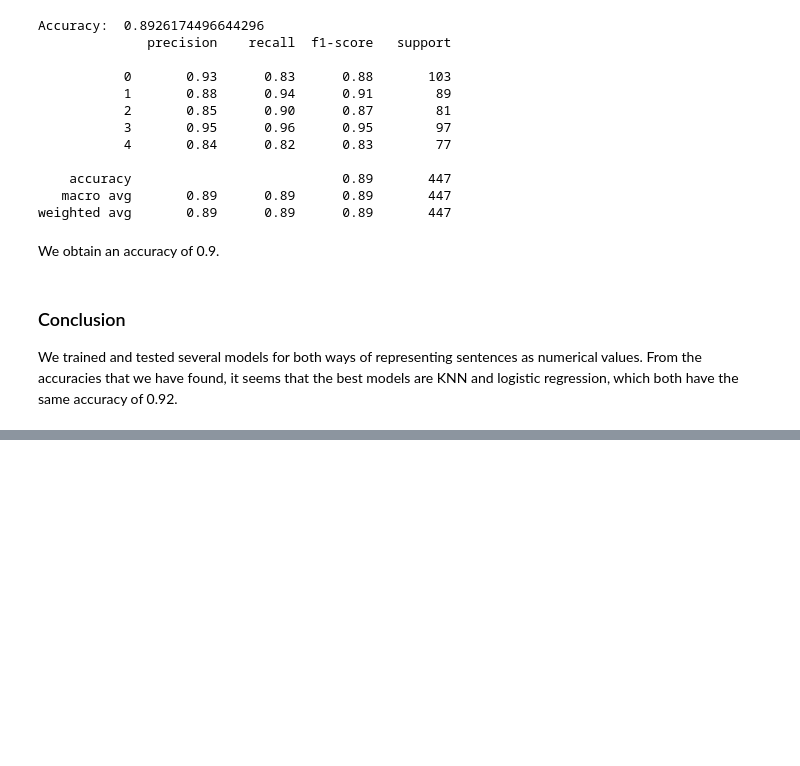
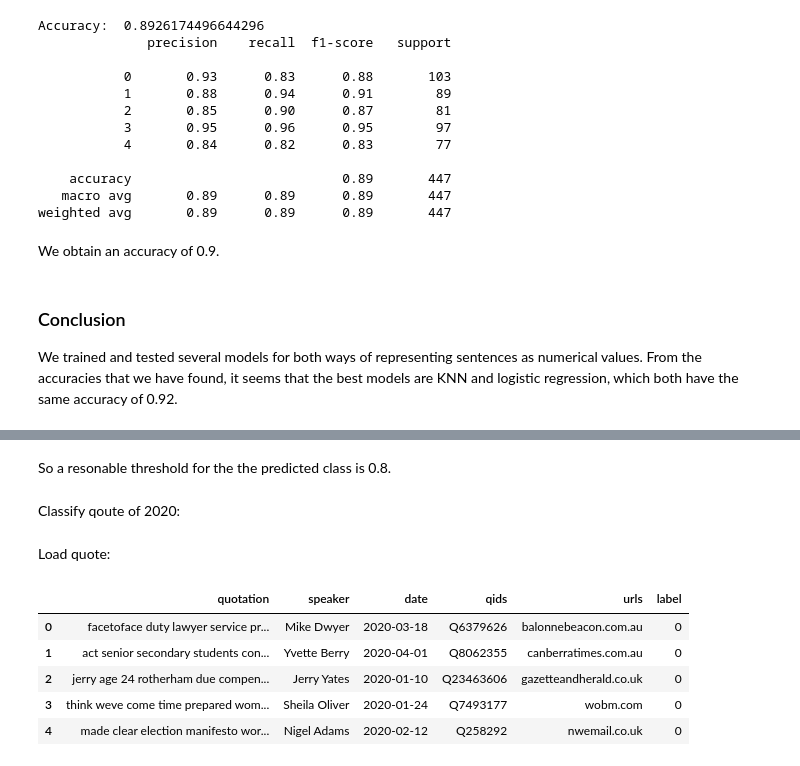
Before and after one commit to epfl-ada/ada-2021-project-adamandeve, a Jupyter notebook: model_training.ipynb, the cells around one changed output, grey strips where cells are left out. Drawn from its saved outputs; the diff is of its cells as text; code cells hidden in the pictures; blank space fills up the shorter version.

```diff
--- a/model_training.ipynb
+++ b/model_training.ipynb
@@ -610,0 +634,2 @@ From the accuracies that we have found, it seems that the best models are KNN an
+# %% [markdown]
+So a resonable threshold for the the predicted class is 0.8.
@@ -610,0 +690,2 @@ From the accuracies that we have found, it seems that the best models are KNN an
+# %% [markdown]
+Classify qoute of 2020:
@@ -610,0 +696,2 @@ From the accuracies that we have found, it seems that the best models are KNN an
+# %% [markdown]
+Load quote:
@@ -610,0 +700,9 @@ From the accuracies that we have found, it seems that the best models are KNN an
+# %%
+df.head()
+# %% [output]
+|  | quotation | speaker | date | qids | urls | label |
+| 0 | facetoface duty lawyer service pr... | Mike Dwyer | 2020-03-18 | Q6379626 | balonnebeacon.com.au | 0 |
+| 1 | act senior secondary students con... | Yvette Berry | 2020-04-01 | Q8062355 | canberratimes.com.au | 0 |
+| 2 | jerry age 24 rotherham due compen... | Jerry Yates | 2020-01-10 | Q23463606 | gazetteandherald.co.uk | 0 |
+| 3 | think weve come time prepared wom... | Sheila Oliver | 2020-01-24 | Q7493177 | wobm.com | 0 |
+| 4 | made clear election manifesto wor... | Nigel Adams | 2020-02-12 | Q258292 | nwemail.co.uk | 0 |
```
Also changed, not shown: parts of 14 cells of this notebook.
